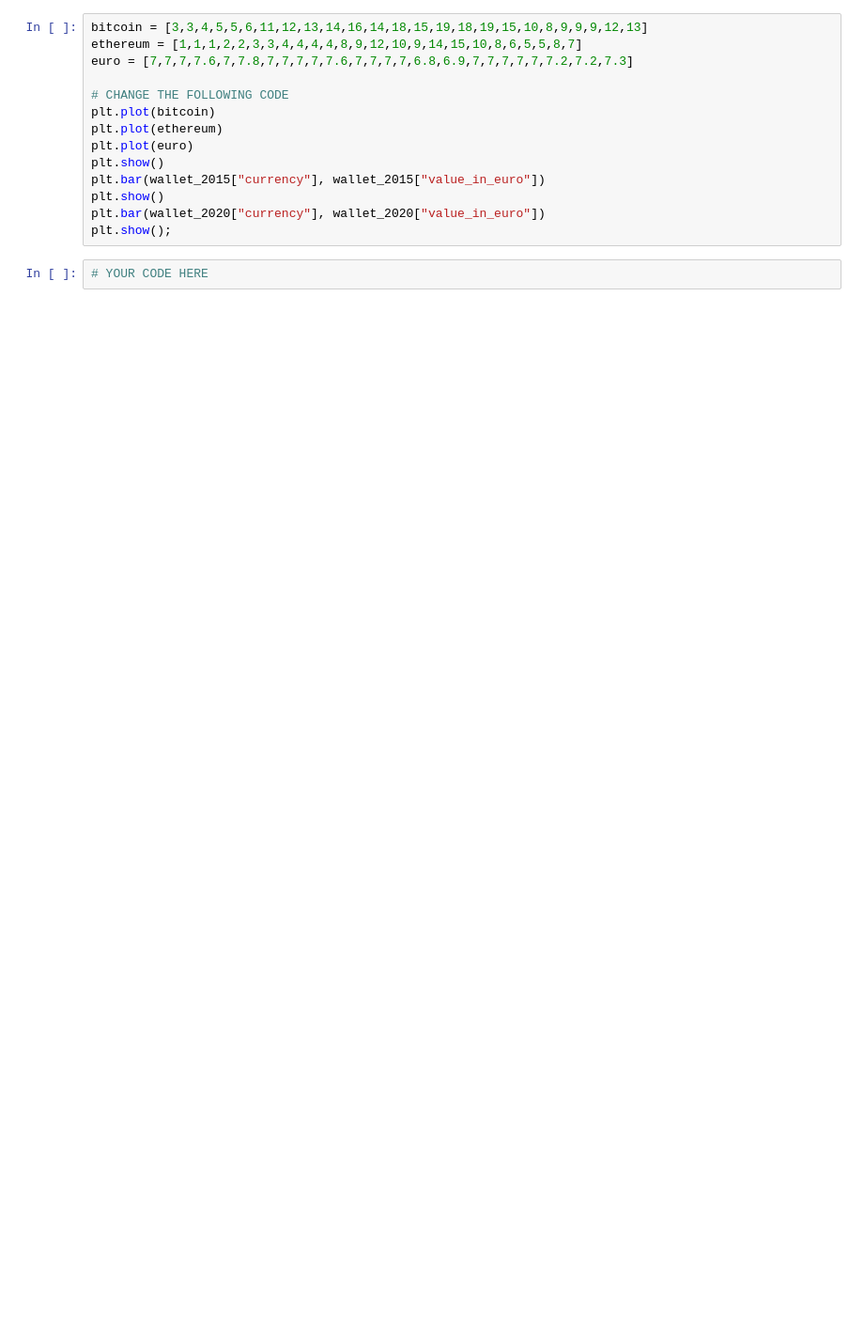
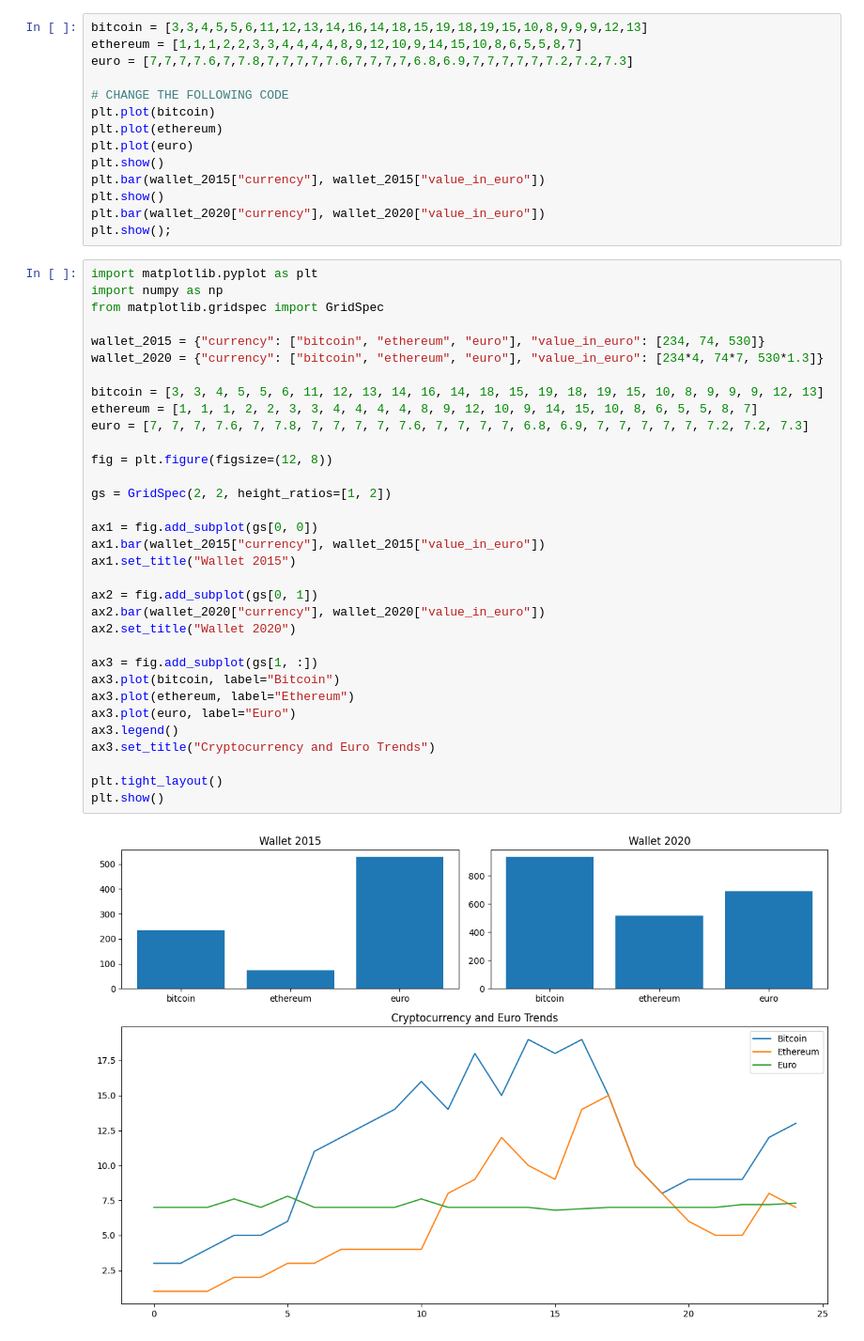
Before and after one commit to louloupetek/data-subplotting, a Jupyter notebook: ex03.ipynb, the cells around one changed output. Shown: that part at 94% size. Cells and saved outputs as stored; diff of their text form; blank space fills up the shorter version.

```diff
--- a/ex03.ipynb
+++ b/ex03.ipynb
@@ -61,8 +81,41 @@ plt.bar(wallet_2015["currency"], wallet_2015["value_in_euro"])
 plt.show()
 plt.bar(wallet_2020["currency"], wallet_2020["value_in_euro"])
 plt.show();
-# %%
-# YOUR CODE HERE
+# %%
+import matplotlib.pyplot as plt
+import numpy as np
+from matplotlib.gridspec import GridSpec
+
+wallet_2015 = {"currency": ["bitcoin", "ethereum", "euro"], "value_in_euro": [234, 74, 530]}
+wallet_2020 = {"currency": ["bitcoin", "ethereum", "euro"], "value_in_euro": [234*4, 74*7, 530*1.3]}
+
+bitcoin = [3, 3, 4, 5, 5, 6, 11, 12, 13, 14, 16, 14, 18, 15, 19, 18, 19, 15, 10, 8, 9, 9, 9, 12, 13]
+ethereum = [1, 1, 1, 2, 2, 3, 3, 4, 4, 4, 4, 8, 9, 12, 10, 9, 14, 15, 10, 8, 6, 5, 5, 8, 7]
+euro = [7, 7, 7, 7.6, 7, 7.8, 7, 7, 7, 7, 7.6, 7, 7, 7, 7, 6.8, 6.9, 7, 7, 7, 7, 7, 7.2, 7.2, 7.3]
+
+fig = plt.figure(figsize=(12, 8))
+
+gs = GridSpec(2, 2, height_ratios=[1, 2])
+
+ax1 = fig.add_subplot(gs[0, 0])
+ax1.bar(wallet_2015["currency"], wallet_2015["value_in_euro"])
+ax1.set_title("Wallet 2015")
+
+ax2 = fig.add_subplot(gs[0, 1])
+ax2.bar(wallet_2020["currency"], wallet_2020["value_in_euro"])
+ax2.set_title("Wallet 2020")
+
+ax3 = fig.add_subplot(gs[1, :])
+ax3.plot(bitcoin, label="Bitcoin")
+ax3.plot(ethereum, label="Ethereum")
+ax3.plot(euro, label="Euro")
+ax3.legend()
+ax3.set_title("Cryptocurrency and Euro Trends")
+
+plt.tight_layout()
+plt.show()
+# %% [output]
+[figure, added]
 # %% [markdown]
 ### (optional) complex layout
 
```
Also changed, not shown: parts of 5 cells of this notebook.
